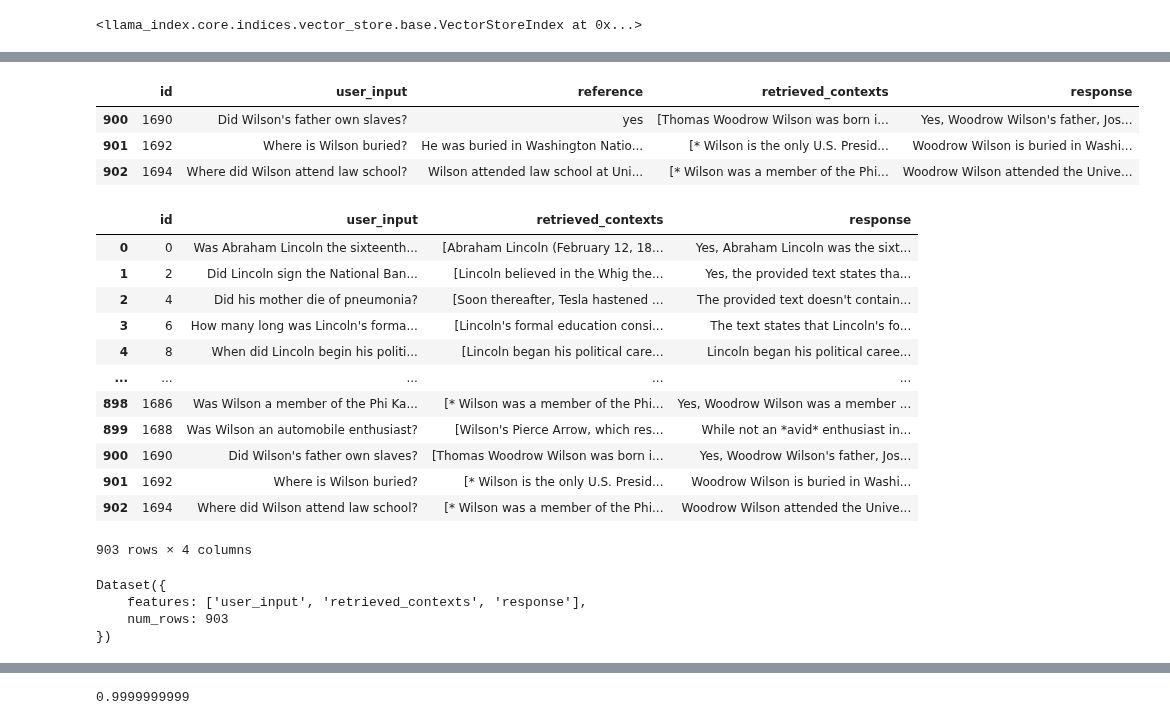
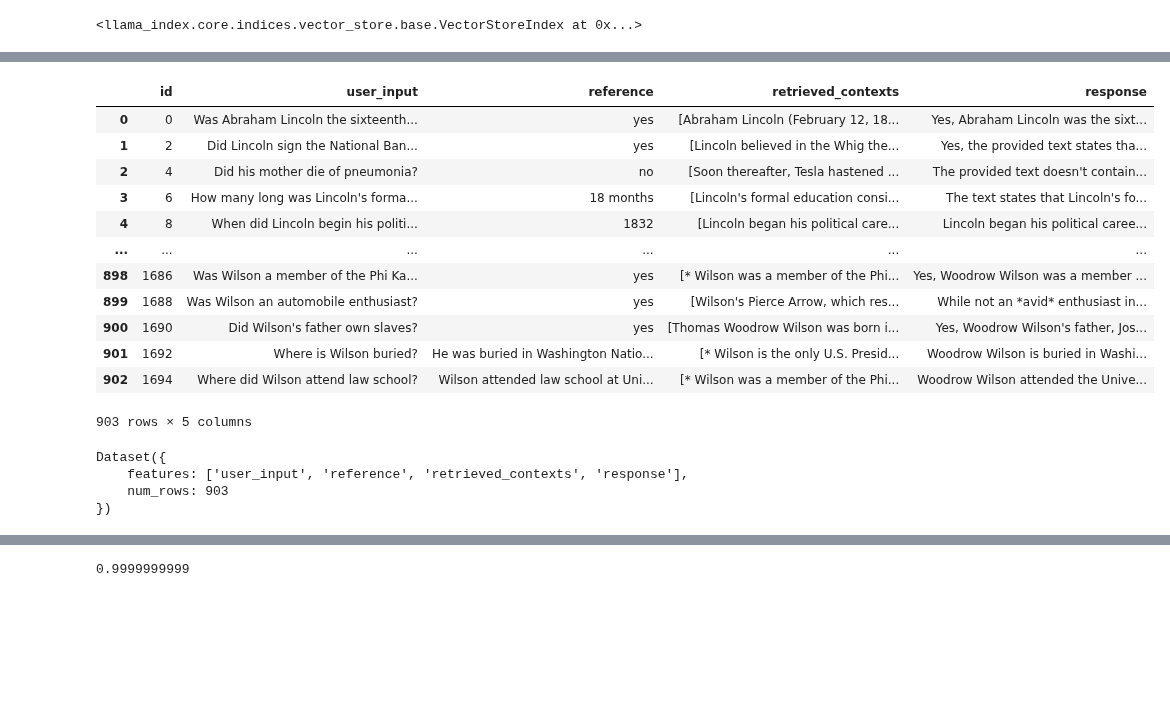
Before and after one commit to sr231/RAG-Evaluations, a Jupyter notebook: Gemini_RAGAS-2-12.ipynb, the cells around one changed output, grey strips where cells are left out. Cells and saved outputs as stored; diff of their text form; code cells hidden in the pictures; blank space fills up the shorter version.

```diff
--- a/Gemini_RAGAS-2-12.ipynb
+++ b/Gemini_RAGAS-2-12.ipynb
@@ -371,38 +332,33 @@ testset_pd = testset_pd.rename(columns={"question": "user_input", "answer": "res
 # This may apply to other datasets as well
 testset_pd['retrieved_contexts'] = testset_pd['retrieved_contexts'].apply(ast.literal_eval)
 # %%
-testset_pd[900:903]
+testset_pd
 # %% [output]
 |  | id | user_input | reference | retrieved_contexts | response |
+| 0 | 0 | Was Abraham Lincoln the sixteenth... | yes | [Abraham Lincoln (February 12, 18... | Yes, Abraham Lincoln was the sixt... |
+| 1 | 2 | Did Lincoln sign the National Ban... | yes | [Lincoln believed in the Whig the... | Yes, the provided text states tha... |
+| 2 | 4 | Did his mother die of pneumonia? | no | [Soon thereafter, Tesla hastened ... | The provided text doesn't contain... |
+| 3 | 6 | How many long was Lincoln's forma... | 18 months | [Lincoln's formal education consi... | The text states that Lincoln's fo... |
+| 4 | 8 | When did Lincoln begin his politi... | 1832 | [Lincoln began his political care... | Lincoln began his political caree... |
+| ... | ... | ... | ... | ... | ... |
+| 898 | 1686 | Was Wilson a member of the Phi Ka... | yes | [* Wilson was a member of the Phi... | Yes, Woodrow Wilson was a member ... |
+| 899 | 1688 | Was Wilson an automobile enthusiast? | yes | [Wilson's Pierce Arrow, which res... | While not an *avid* enthusiast in... |
 | 900 | 1690 | Did Wilson's father own slaves? | yes | [Thomas Woodrow Wilson was born i... | Yes, Woodrow Wilson's father, Jos... |
 | 901 | 1692 | Where is Wilson buried? | He was buried in Washington Natio... | [* Wilson is the only U.S. Presid... | Woodrow Wilson is buried in Washi... |
 | 902 | 1694 | Where did Wilson attend law school? | Wilson attended law school at Uni... | [* Wilson was a member of the Phi... | Woodrow Wilson attended the Unive... |
+903 rows × 5 columns
 # %%
 # only dropping this column for an equal comparison run to the previous RAGAS version, whose context precision metric did not use the "reference" column
-testset_pd_noref = testset_pd.drop("reference", axis=1)
-testset_pd_noref
+# testset_pd_noref = testset_pd.drop("reference", axis=1)
+# testset_pd_noref
-# %% [output]
-|  | id | user_input | retrieved_contexts | response |
-| 0 | 0 | Was Abraham Lincoln the sixteenth... | [Abraham Lincoln (February 12, 18... | Yes, Abraham Lincoln was the sixt... |
-| 1 | 2 | Did Lincoln sign the National Ban... | [Lincoln believed in the Whig the... | Yes, the provided text states tha... |
-| 2 | 4 | Did his mother die of pneumonia? | [Soon thereafter, Tesla hastened ... | The provided text doesn't contain... |
-| 3 | 6 | How many long was Lincoln's forma... | [Lincoln's formal education consi... | The text states that Lincoln's fo... |
-| 4 | 8 | When did Lincoln begin his politi... | [Lincoln began his political care... | Lincoln began his political caree... |
-| ... | ... | ... | ... | ... |
-| 898 | 1686 | Was Wilson a member of the Phi Ka... | [* Wilson was a member of the Phi... | Yes, Woodrow Wilson was a member ... |
-| 899 | 1688 | Was Wilson an automobile enthusiast? | [Wilson's Pierce Arrow, which res... | While not an *avid* enthusiast in... |
-| 900 | 1690 | Did Wilson's father own slaves? | [Thomas Woodrow Wilson was born i... | Yes, Woodrow Wilson's father, Jos... |
-| 901 | 1692 | Where is Wilson buried? | [* Wilson is the only U.S. Presid... | Woodrow Wilson is buried in Washi... |
-| 902 | 1694 | Where did Wilson attend law school? | [* Wilson was a member of the Phi... | Woodrow Wilson attended the Unive... |
-903 rows × 4 columns
 # %%
 # The EvaluationDataset format takes input in the HuggingFace Datasets format
 # Note: I am also dropping the id column here
-testset_ds = Dataset.from_pandas(testset_pd_noref.drop("id", axis=1))
+testset_ds = Dataset.from_pandas(testset_pd.drop("id", axis=1))
 testset_ds
 # %% [output]
 Dataset({
-    features: ['user_input', 'retrieved_contexts', 'response'],
+    features: ['user_input', 'reference', 'retrieved_contexts', 'response'],
     num_rows: 903
 })
 # %%
```
Also changed, not shown: parts of 18 cells of this notebook, 1 other file.
